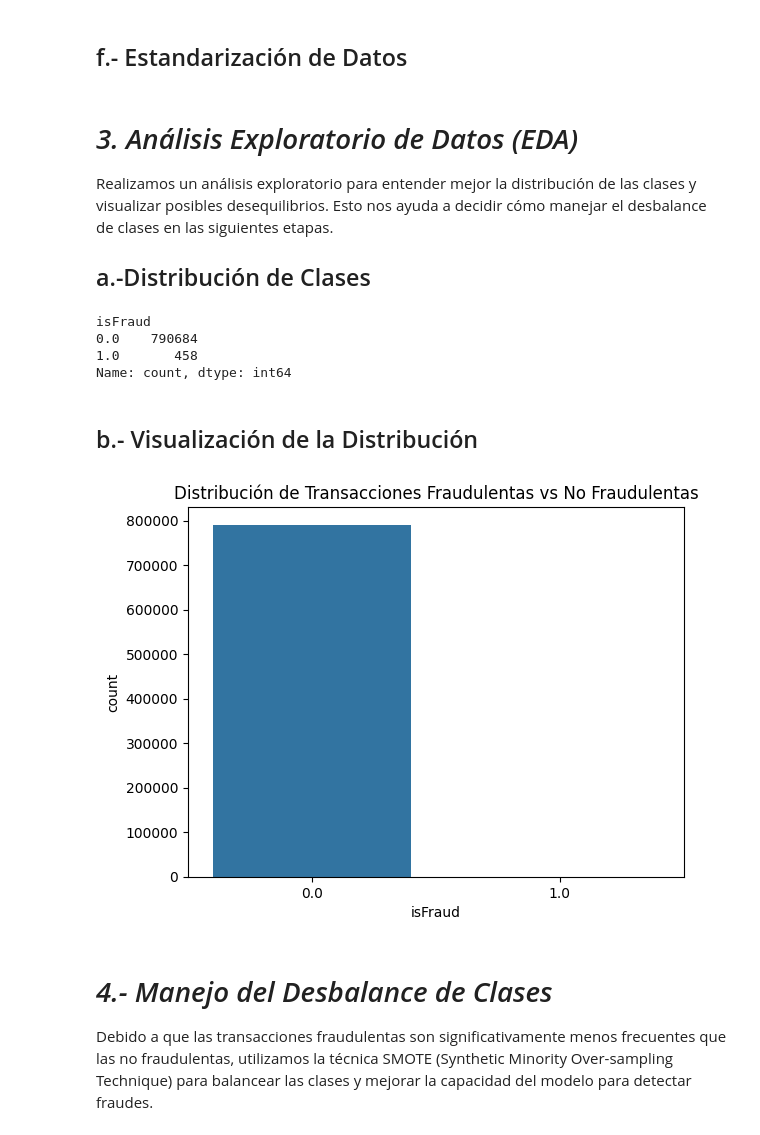
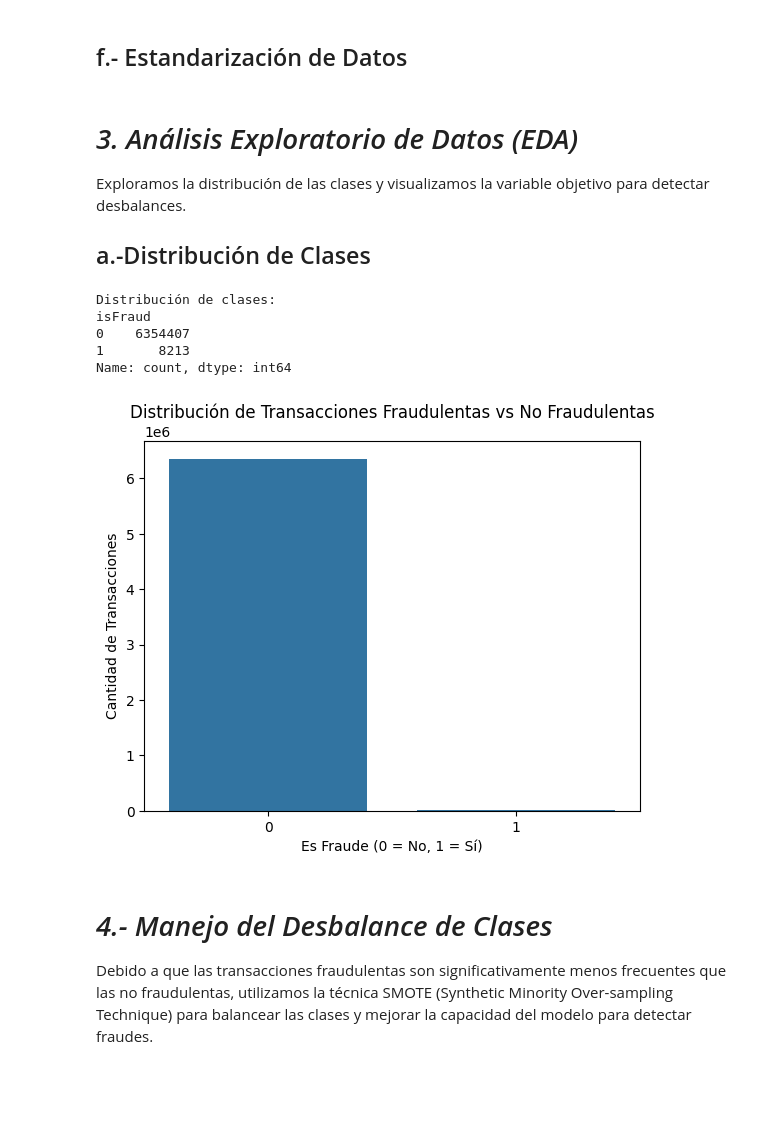
Before and after one commit to sebauribeo/deteccionFraudes, a Jupyter notebook: evaluacion_3_machine_learning.ipynb, the cells around one changed output. Cells and saved outputs as stored; diff of their text form; code cells hidden in the pictures; blank space fills up the shorter version.

```diff
--- a/evaluacion_3_machine_learning.ipynb
+++ b/evaluacion_3_machine_learning.ipynb
@@ -100,26 +127,27 @@ scaler = StandardScaler()
 X_scaled = scaler.fit_transform(X)
 # %% [markdown]
 # *3. Análisis Exploratorio de Datos (EDA)*
-Realizamos un análisis exploratorio para entender mejor la distribución de las clases y visualizar posibles desequilibrios. Esto nos ayuda a decidir cómo manejar el desbalance de clases en las siguientes etapas.
+Exploramos la distribución de las clases y visualizamos la variable objetivo para detectar desbalances.
 ## a.-Distribución de Clases
-# %%
-# Contar el número de transacciones fraudulentas y no fraudulentas
-fraud_counts = data['isFraud'].value_counts()
-print(fraud_counts)
-# %% [output]
-isFraud
-0.0    790684
-1.0       458
-Name: count, dtype: int64
-# %% [markdown]
-## b.- Visualización de la Distribución
-# %%
-# Visualizar la distribución de transacciones fraudulentas
-sns.countplot(x='isFraud', data=data)
-plt.title('Distribución de Transacciones Fraudulentas vs No Fraudulentas')
-plt.show()
-# %% [output]
-[figure, removed]
+# %%
+# Contar las clases en la variable objetivo ('isFraud')
+fraud_counts = data['isFraud'].value_counts()
+print("\nDistribución de clases:")
+print(fraud_counts)  # Mostrar la distribución de clases (fraude vs no fraude)
+
+# Visualizar la distribución de clases
+sns.countplot(x='isFraud', data=data)  # Crear un gráfico de barras
+plt.title('Distribución de Transacciones Fraudulentas vs No Fraudulentas')  # Título del gráfico
+plt.xlabel('Es Fraude (0 = No, 1 = Sí)')  # Etiqueta del eje X
+plt.ylabel('Cantidad de Transacciones')  # Etiqueta del eje Y
+plt.show()  # Mostrar el gráfico
+# %% [output]
+Distribución de clases:
+isFraud
+0    6354407
+1       8213
+Name: count, dtype: int64
+[figure, added]
 # %% [markdown]
 # *4.- Manejo del Desbalance de Clases*
 Debido a que las transacciones fraudulentas son significativamente menos frecuentes que las no fraudulentas, utilizamos la técnica SMOTE (Synthetic Minority Over-sampling Technique) para balancear las clases y mejorar la capacidad del modelo para detectar fraudes.
```
Also changed, not shown: parts of 30 cells of this notebook.
